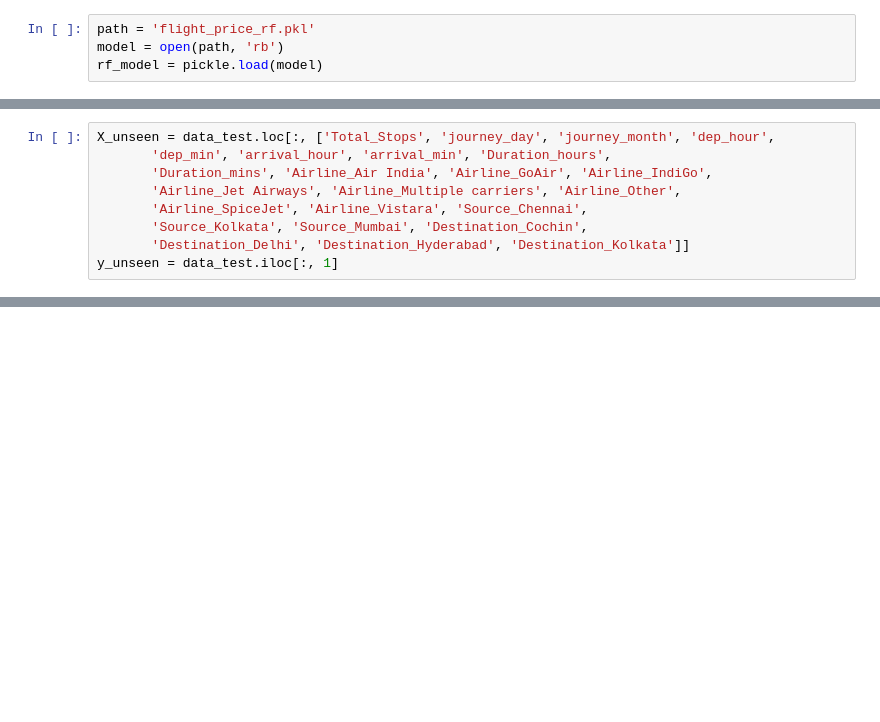
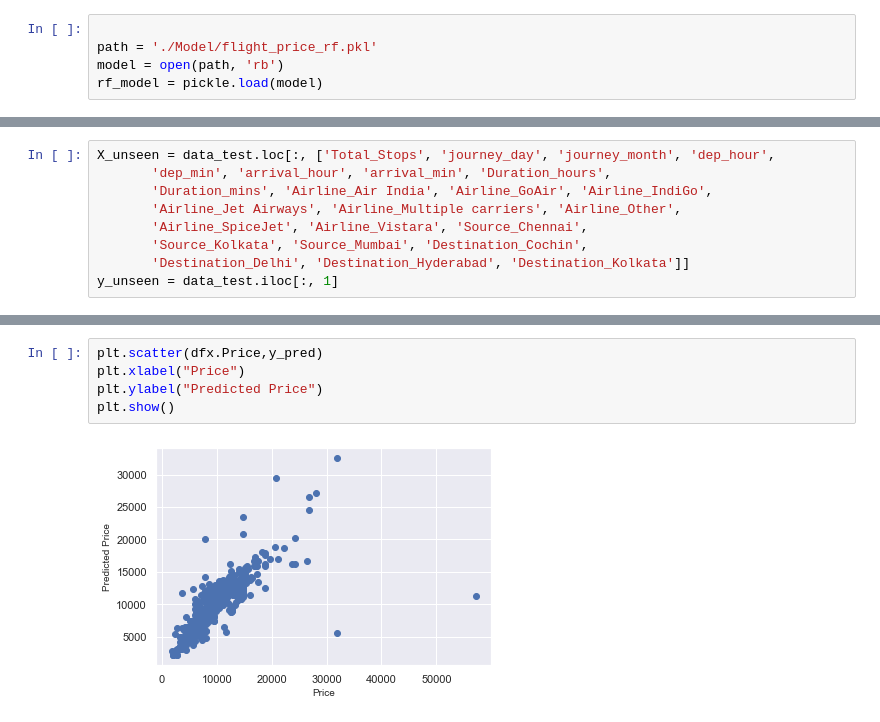
Before and after one commit to SubarnaMaharjan/airline-flight-price-prediction, a Jupyter notebook: airline_price_predictor_model.ipynb, the cells around one changed output, grey strips where cells are left out. Drawn from its saved outputs; the diff is of its cells as text; blank space fills up the shorter version.

```diff
--- a/airline_price_predictor_model.ipynb
+++ b/airline_price_predictor_model.ipynb
@@ -575,5 +576,6 @@ mv: cannot move 'flight_price_rf.pkl' to 'Model/flight_price_rf.pkl': Device or
 # %%
-path = 'flight_price_rf.pkl'
+
+path = './Model/flight_price_rf.pkl'
 model = open(path, 'rb')
 rf_model = pickle.load(model)
 # %%
@@ -701,3 +703,10 @@ dfx.head()
 | 2 | Air India | 21/03/2019 | Delhi | Cochin | DEL → BLR → COK | 09:45 | 23:00 | 13h 15m | ... |
 | 3 | Vistara | 18/03/2019 | Banglore | New Delhi | BLR → DEL | 21:10 | 00:05 16 Mar | 2h 55m | ... |
 | 4 | Multiple carriers | 27/05/2019 | Delhi | Cochin | DEL → BOM → COK | 08:30 | 19:15 | 10h 45m | ... |
+# %%
+plt.scatter(dfx.Price,y_pred)
+plt.xlabel("Price")
+plt.ylabel("Predicted Price")
+plt.show()
+# %% [output]
+[figure, added]
```
Also changed, not shown: parts of 14 cells of this notebook, 5 other files.
